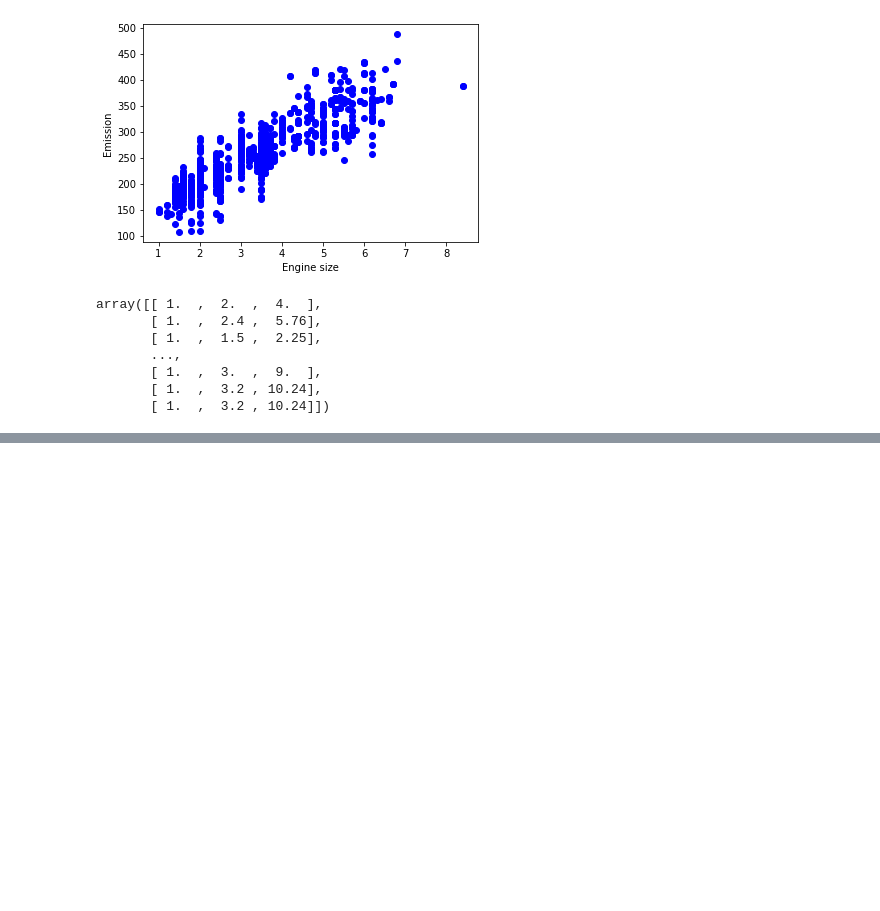
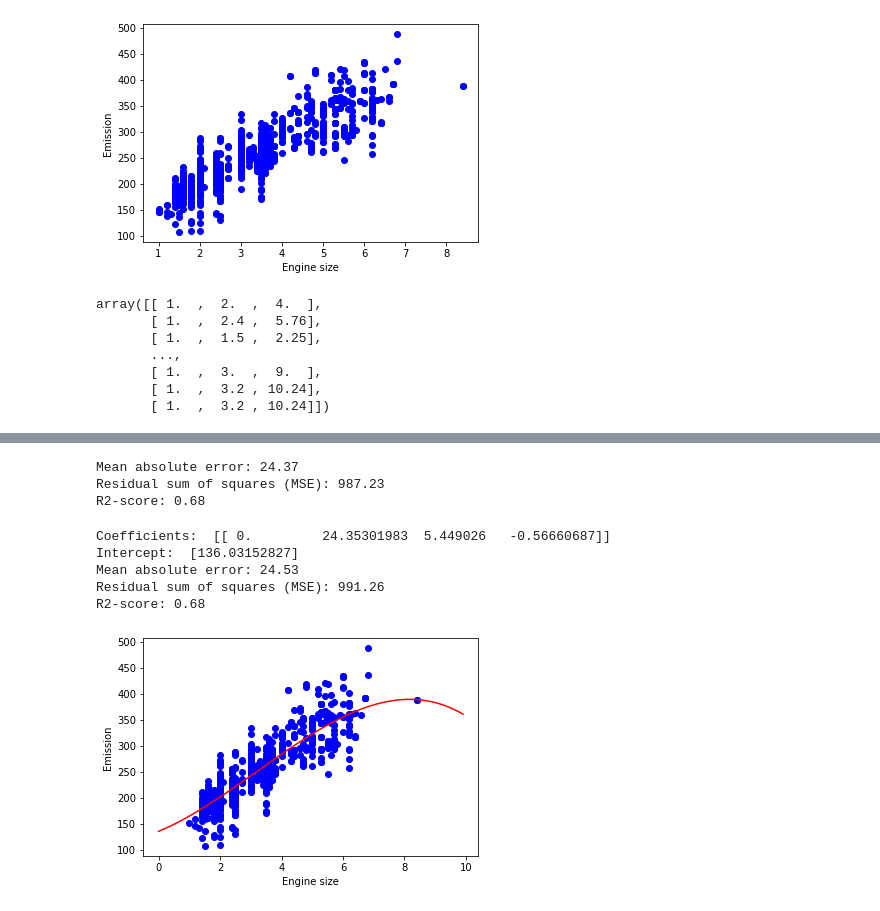
Before and after one commit to kudoabhijeet/FoundationalML, a Jupyter notebook: Supervised Learning/Regression/PolynomialRegression.ipynb, the cells around one changed output, grey strips where cells are left out. Saved outputs shown, nothing was run; the diff lists cells and outputs as text; code cells hidden in the pictures; blank space fills up the shorter version.

```diff
--- a/Supervised Learning/Regression/PolynomialRegression.ipynb
+++ b/Supervised Learning/Regression/PolynomialRegression.ipynb
@@ -68,0 +88,39 @@ array([[ 1.  ,  2.  ,  4.  ],
+# %%
+from sklearn.metrics import r2_score
+
+test_x_poly = poly.fit_transform(test_x)
+test_y_ = clf.predict(test_x_poly)
+
+print("Mean absolute error: %.2f" % np.mean(np.absolute(test_y_ - test_y)))
+print("Residual sum of squares (MSE): %.2f" % np.mean((test_y_ - test_y) ** 2))
+print("R2-score: %.2f" % r2_score(test_y_ , test_y) )
+# %% [output]
+Mean absolute error: 24.37
+Residual sum of squares (MSE): 987.23
+R2-score: 0.68
+# %%
+poly3 = PolynomialFeatures(degree=3)
+train_x_poly3 = poly3.fit_transform(train_x)
+clf3 = linear_model.LinearRegression()
+train_y3_ = clf3.fit(train_x_poly3, train_y)
+# The coefficients
+print ('Coefficients: ', clf3.coef_)
+print ('Intercept: ',clf3.intercept_)
+plt.scatter(train.ENGINESIZE, train.CO2EMISSIONS,  color='blue')
+XX = np.arange(0.0, 10.0, 0.1)
+yy = clf3.intercept_[0]+ clf3.coef_[0][1]*XX + clf3.coef_[0][2]*np.power(XX, 2) + clf3.coef_[0][3]*np.power(XX, 3)
+plt.plot(XX, yy, '-r' )
+plt.xlabel("Engine size")
+plt.ylabel("Emission")
+test_x_poly3 = poly3.fit_transform(test_x)
+test_y3_ = clf3.predict(test_x_poly3)
+print("Mean absolute error: %.2f" % np.mean(np.absolute(test_y3_ - test_y)))
+print("Residual sum of squares (MSE): %.2f" % np.mean((test_y3_ - test_y) ** 2))
+print("R2-score: %.2f" % r2_score(test_y3_ , test_y) )
+# %% [output]
+Coefficients:  [[ 0.         24.35301983  5.449026   -0.56660687]]
+Intercept:  [136.03152827]
+Mean absolute error: 24.53
+Residual sum of squares (MSE): 991.26
+R2-score: 0.68
+[figure, added]
```
Also changed, not shown: parts of 2 cells of this notebook, 2 other files.
